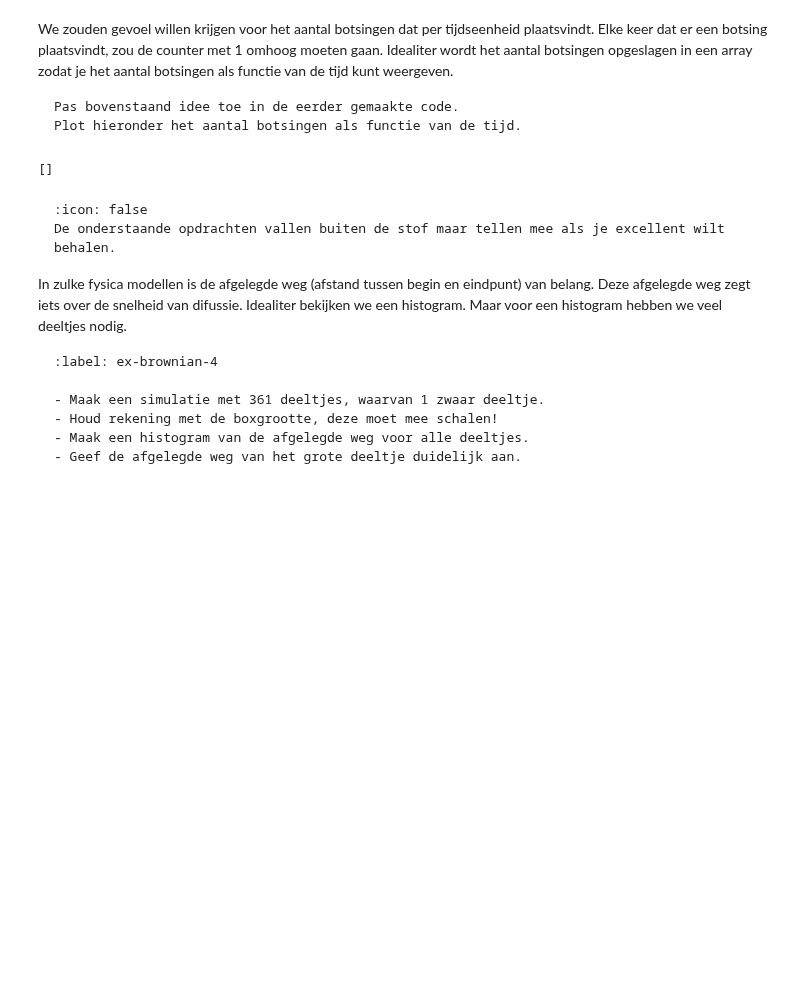
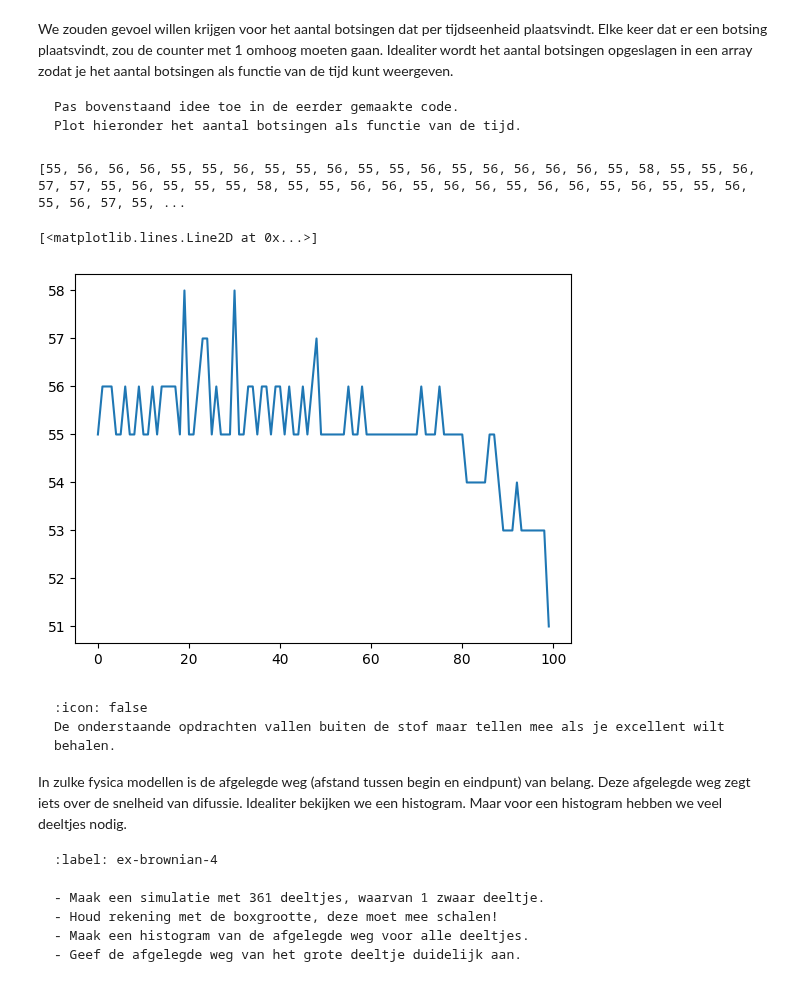
Before and after one commit to arenmeghdadi/314159265358979323846264338, a Jupyter notebook: Content/PySim/4_brownianmotion.ipynb, the cells around one changed output. Saved outputs shown, nothing was run; the diff lists cells and outputs as text; code cells hidden in the pictures; blank space fills up the shorter version.

````diff
--- a/Content/PySim/4_brownianmotion.ipynb
+++ b/Content/PySim/4_brownianmotion.ipynb
@@ -226,10 +229,25 @@ Plot hieronder het aantal botsingen als functie van de tijd.
 ```
 # %%
 #your code/answer
-tijd = np.linspace(0, 60, len(counter))
+def take_time_step(particles):
+    for p in particles:
+        p.update_position()
+
+    handle_collisions(particles)
+
+counter = []
+
+for i in range(100):
+    take_time_step(particles)
+    counter.append(count)
+
 print(counter)
+
+plt.plot(counter)
 # %% [output]
-[]
+[55, 56, 56, 56, 55, 55, 56, 55, 55, 56, 55, 55, 56, 55, 56, 56, 56, 56, 55, 58, 55, 55, 56, 57, 57, 55, 56, 55, 55, 55, 58, 55, 55, 56, 56, 55, 56, 56, 55, 56, 56, 55, 56, 55, 55, 56, 55, 56, 57, 55, ...
+[<matplotlib.lines.Line2D at 0x...>]
+[figure, added]
 # %% [markdown]
 ```{warning} 🌶 Let op!
 :icon: false
````
Also changed, not shown: parts of 4 cells of this notebook.
